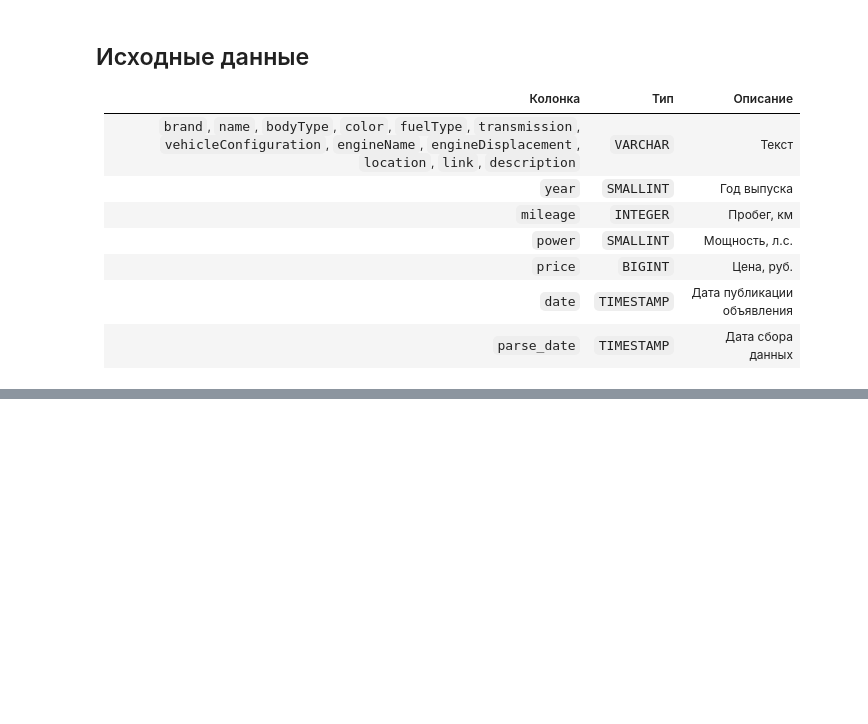
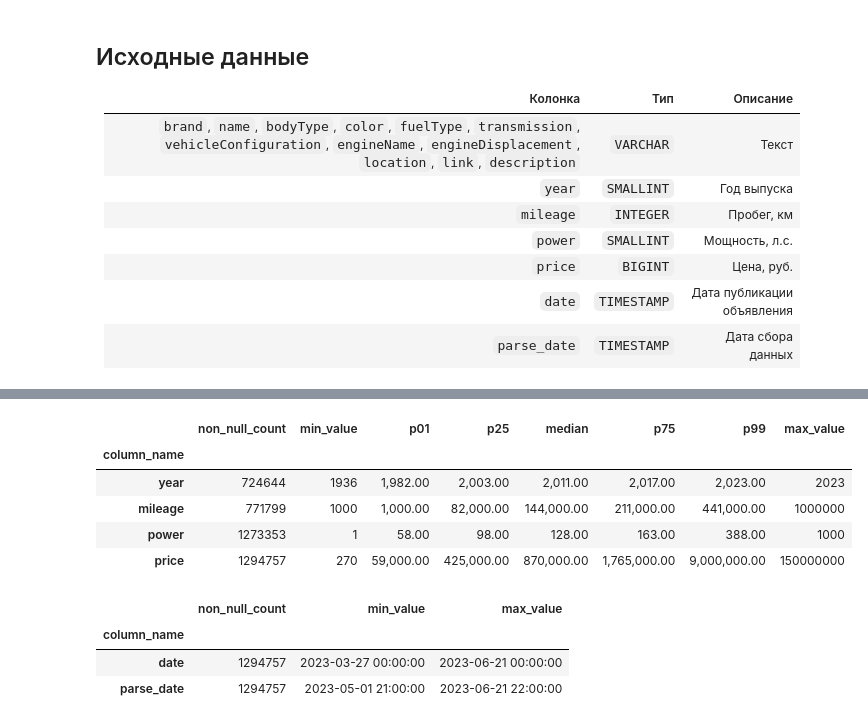
Before and after one commit to egrso/car-market-analysis, a Jupyter notebook: notebooks/01_data_loading.ipynb, the cells around one changed output, grey strips where cells are left out. Cells and saved outputs as stored; diff of their text form; code cells hidden in the pictures; blank space fills up the shorter version.

```diff
--- a/notebooks/01_data_loading.ipynb
+++ b/notebooks/01_data_loading.ipynb
@@ -108,0 +241,46 @@ CSV прочитан DuckDB без загрузки в память, число
+# %%
+numeric_columns = ["year", "mileage", "power", "price"]
+numeric_queries = [
+    f"""
+    SELECT
+        '{column}' AS column_name,
+        count({column}) AS non_null_count,
+        min({column}) AS min_value,
+        quantile_cont({column}, 0.01) AS p01,
+        quantile_cont({column}, 0.25) AS p25,
+        quantile_cont({column}, 0.50) AS median,
+        quantile_cont({column}, 0.75) AS p75,
+        quantile_cont({column}, 0.99) AS p99,
+        max({column}) AS max_value
+    FROM cars_raw
+    """
+    for column in numeric_columns
+]
+numeric_profile = con.execute(" UNION ALL ".join(numeric_queries)).df().set_index("column_name")
+numeric_profile
+# %% [output]
+|  | non_null_count | min_value | p01 | p25 | median | p75 | p99 | max_value |
+| column_name |  |  |  |  |  |  |  |  |
+| year | 724644 | 1936 | 1,982.00 | 2,003.00 | 2,011.00 | 2,017.00 | 2,023.00 | 2023 |
+| mileage | 771799 | 1000 | 1,000.00 | 82,000.00 | 144,000.00 | 211,000.00 | 441,000.00 | 1000000 |
+| power | 1273353 | 1 | 58.00 | 98.00 | 128.00 | 163.00 | 388.00 | 1000 |
+| price | 1294757 | 270 | 59,000.00 | 425,000.00 | 870,000.00 | 1,765,000.00 | 9,000,000.00 | 150000000 |
+# %%
+date_profile = con.execute(
+    """
+    SELECT 'date' AS column_name, count(date) AS non_null_count,
+           min(date) AS min_value, max(date) AS max_value
+    FROM cars_raw
+    UNION ALL
+    SELECT 'parse_date', count(parse_date), min(parse_date), max(parse_date)
+    FROM cars_raw
+    """
+).df().set_index("column_name")
+
+reference_year = int(date_profile.loc["parse_date", "max_value"].year)
+date_profile
+# %% [output]
+|  | non_null_count | min_value | max_value |
+| column_name |  |  |  |
+| date | 1294757 | 2023-03-27 00:00:00 | 2023-06-21 00:00:00 |
+| parse_date | 1294757 | 2023-05-01 21:00:00 | 2023-06-21 22:00:00 |
```
Also changed, not shown: parts of 26 cells of this notebook, 2 other files.
